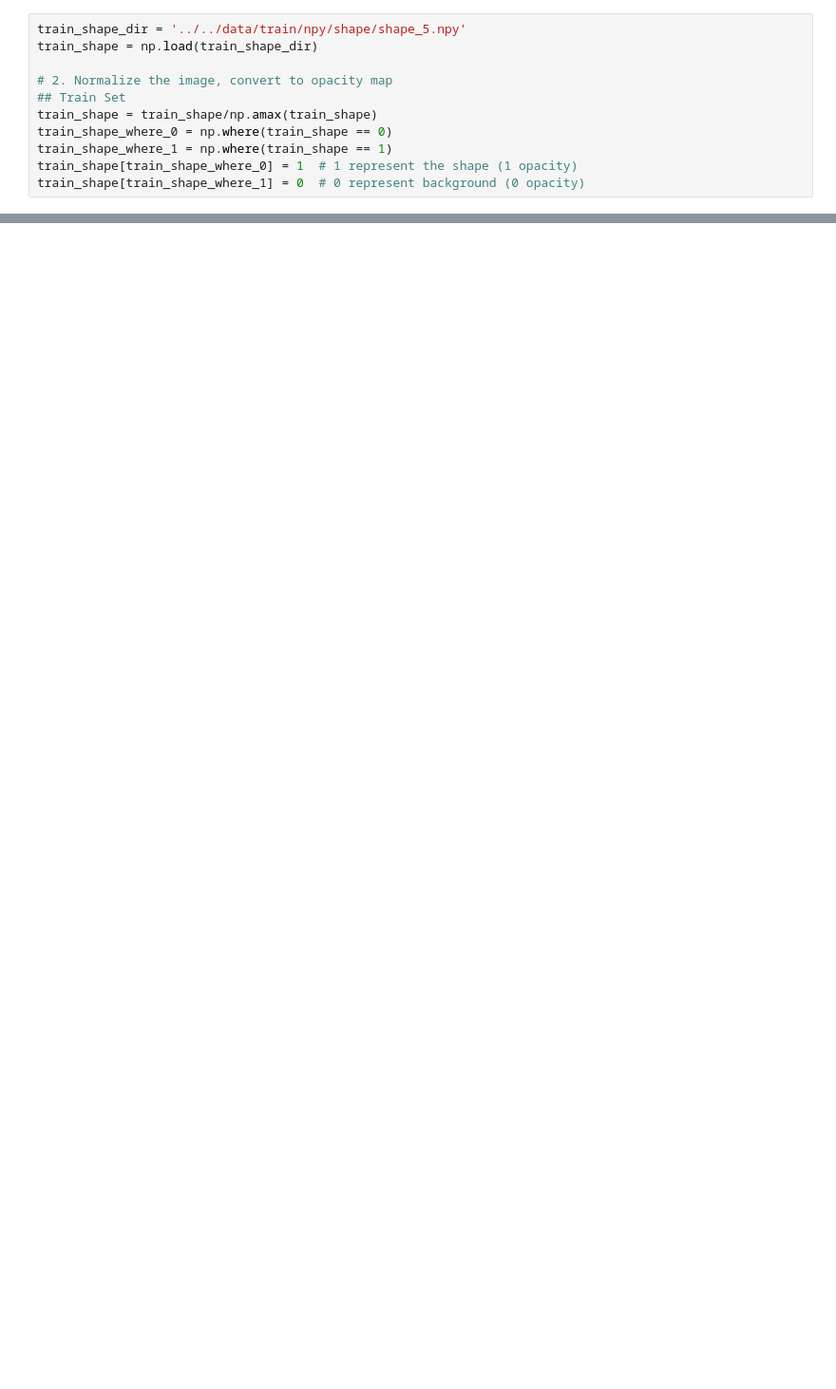
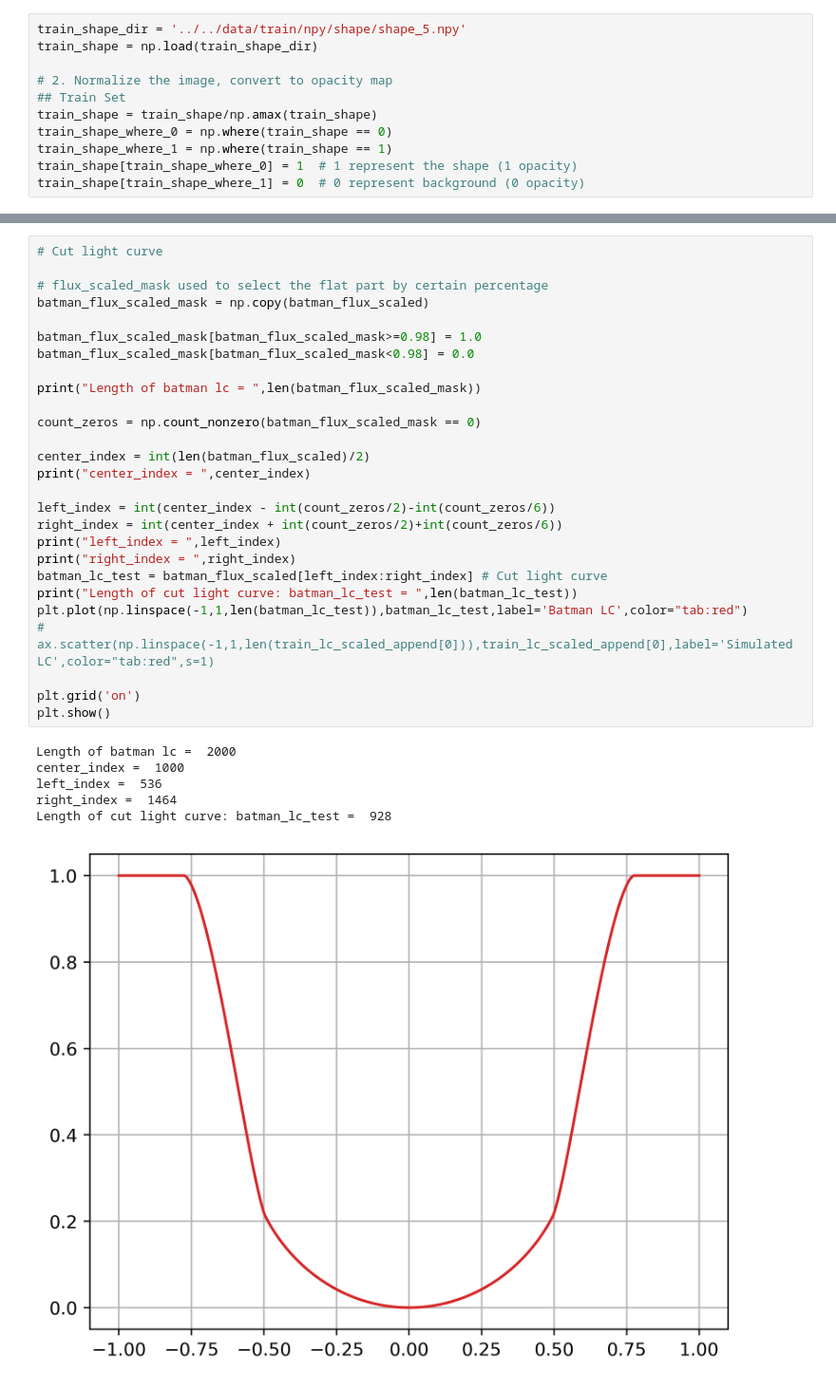
Before and after one commit to abrahammathews2000/mega, a Jupyter notebook: lightcurve_simulation/data_npy/plot_lc.ipynb, the cells around one changed output, grey strips where cells are left out. Shown at 95% size. Cells and saved outputs as stored; diff of their text form; blank space fills up the shorter version.

```diff
--- a/lightcurve_simulation/data_npy/plot_lc.ipynb
+++ b/lightcurve_simulation/data_npy/plot_lc.ipynb
@@ -148,0 +177,34 @@ plt.show()
+# %%
+# Cut light curve
+
+# flux_scaled_mask used to select the flat part by certain percentage
+batman_flux_scaled_mask = np.copy(batman_flux_scaled)
+
+batman_flux_scaled_mask[batman_flux_scaled_mask>=0.98] = 1.0
+batman_flux_scaled_mask[batman_flux_scaled_mask<0.98] = 0.0
+
+print("Length of batman lc = ",len(batman_flux_scaled_mask))
+
+count_zeros = np.count_nonzero(batman_flux_scaled_mask == 0)
+
+center_index = int(len(batman_flux_scaled)/2)
+print("center_index = ",center_index)
+
+left_index = int(center_index - int(count_zeros/2)-int(count_zeros/6))
+right_index = int(center_index + int(count_zeros/2)+int(count_zeros/6))
+print("left_index = ",left_index)
+print("right_index = ",right_index)
+batman_lc_test = batman_flux_scaled[left_index:right_index] # Cut light curve
+print("Length of cut light curve: batman_lc_test = ",len(batman_lc_test))
+plt.plot(np.linspace(-1,1,len(batman_lc_test)),batman_lc_test,label='Batman LC',color="tab:red")
+# ax.scatter(np.linspace(-1,1,len(train_lc_scaled_append[0])),train_lc_scaled_append[0],label='Simulated LC',color="tab:red",s=1)
+
+plt.grid('on')
+plt.show()
+# %% [output]
+Length of batman lc =  2000
+center_index =  1000
+left_index =  536
+right_index =  1464
+Length of cut light curve: batman_lc_test =  928
+[figure, added]
```
Also changed, not shown: parts of 20 cells of this notebook.
